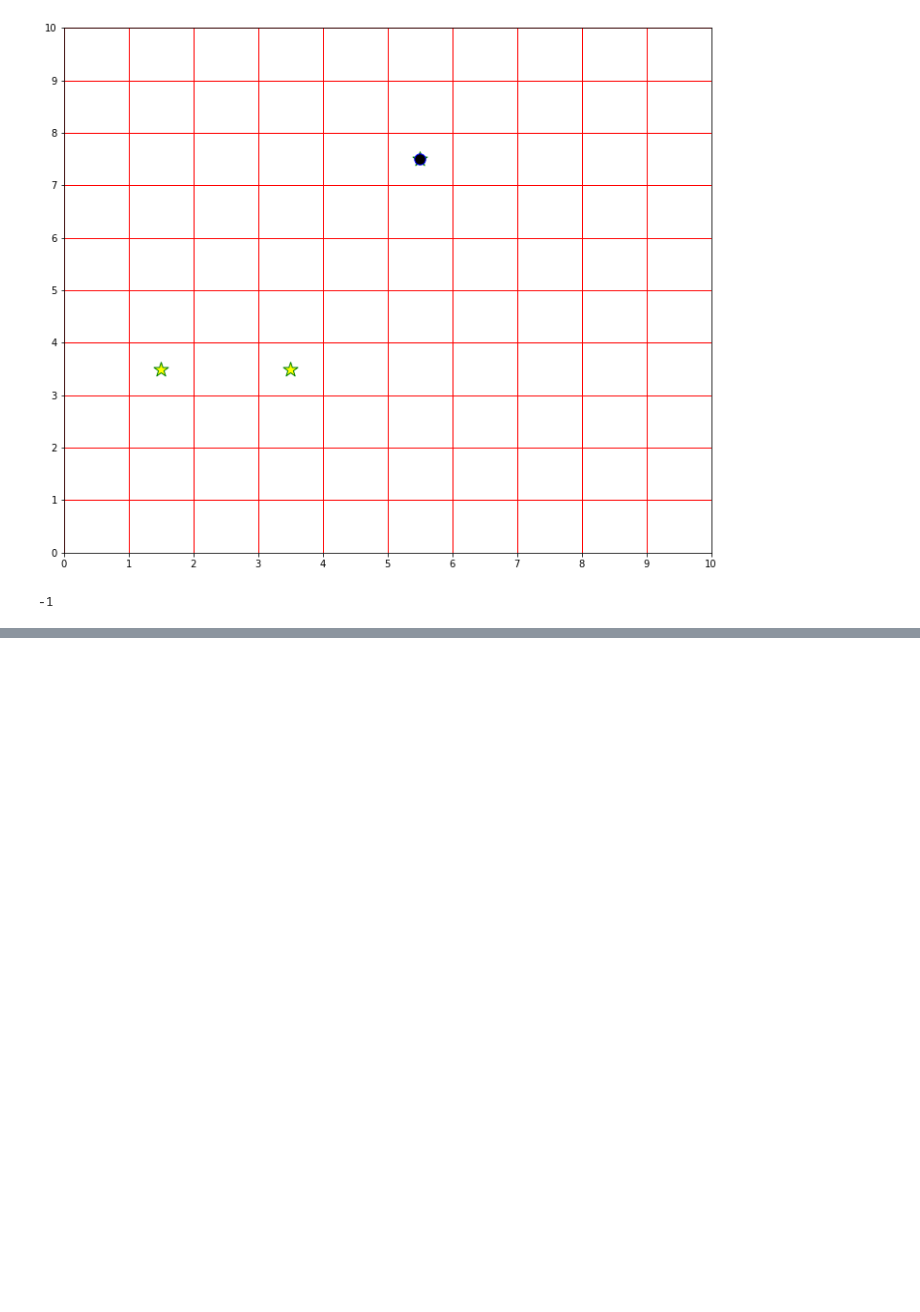
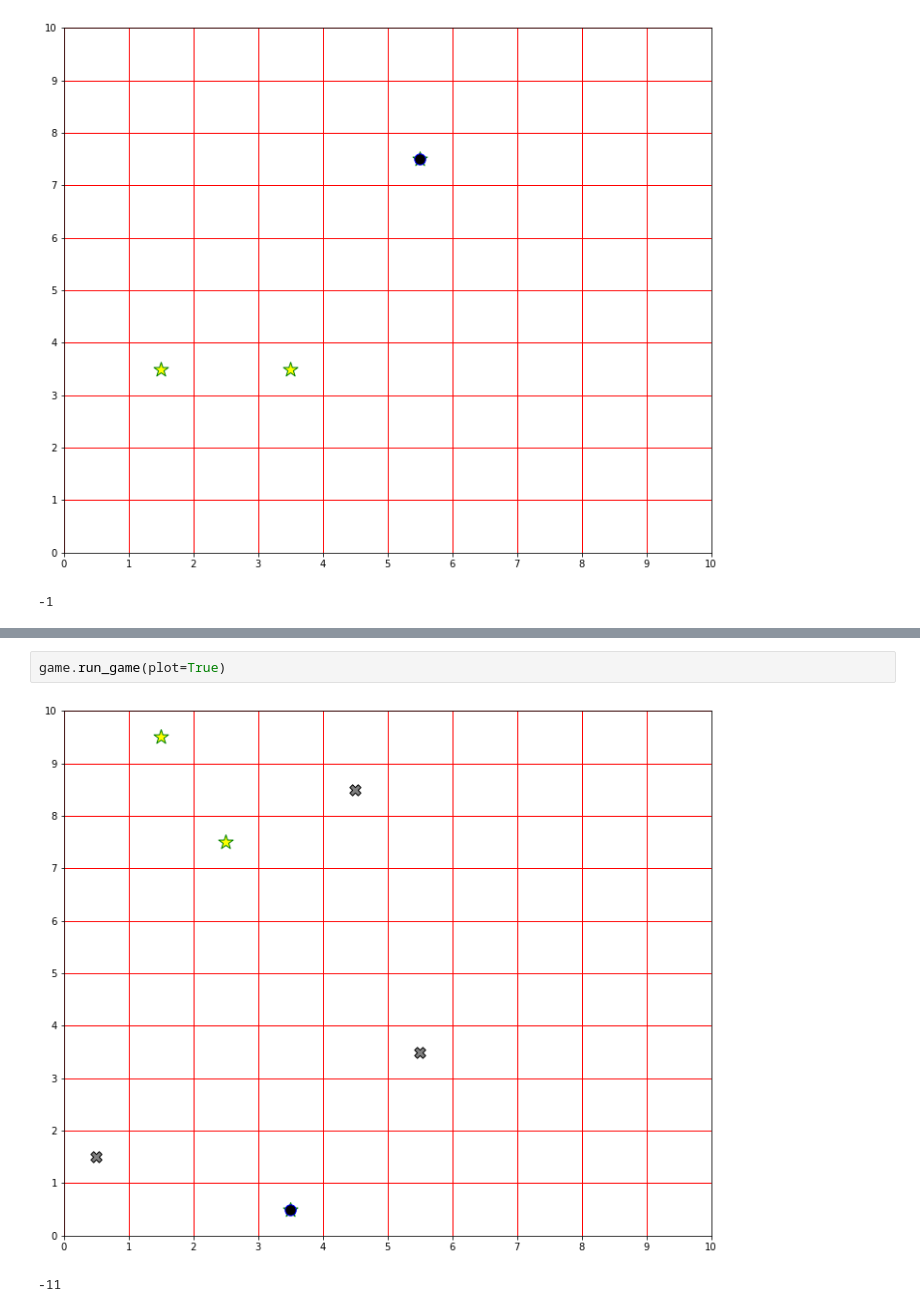
Before and after one commit to SylvanBrocard/SARSA, a Jupyter notebook: dev.ipynb, the cells around one changed output, grey strips where cells are left out. Cells and saved outputs as stored; diff of their text form; blank space fills up the shorter version.

```diff
--- a/dev.ipynb
+++ b/dev.ipynb
@@ -91,0 +129,5 @@ game.run_game(plot=True)
+# %%
+game.run_game(plot=True)
+# %% [output]
+[figure, added]
+-11
```
Also changed, not shown: parts of 16 cells of this notebook, 5 other files.
